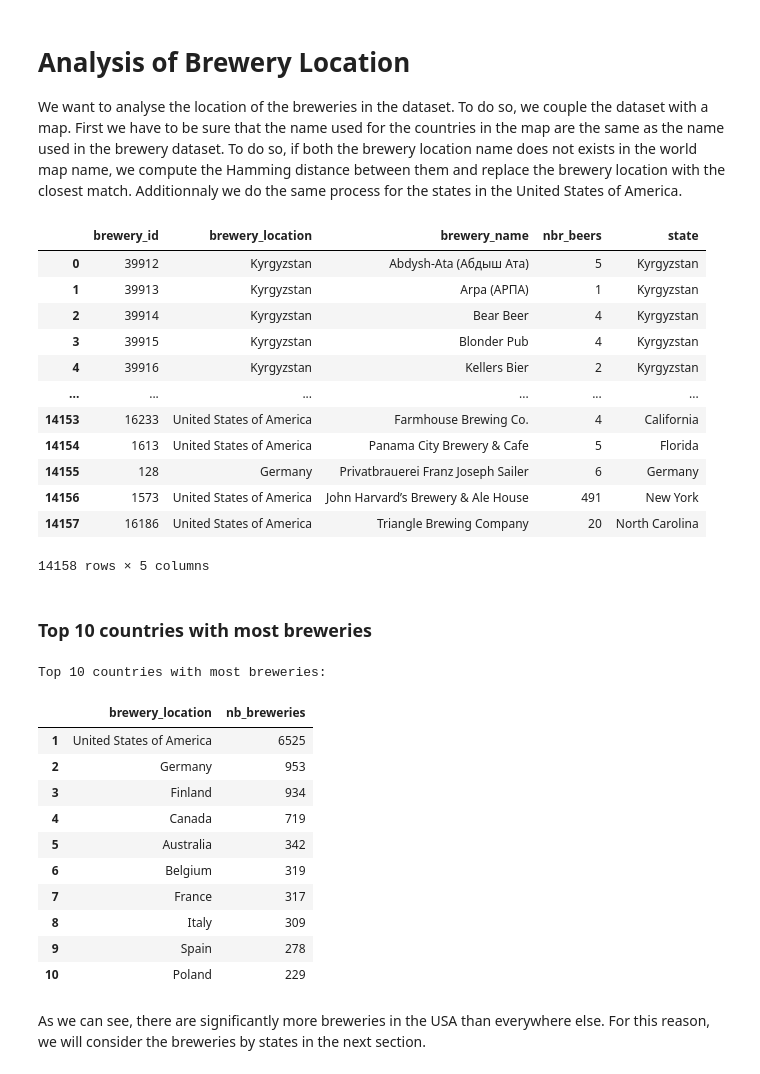
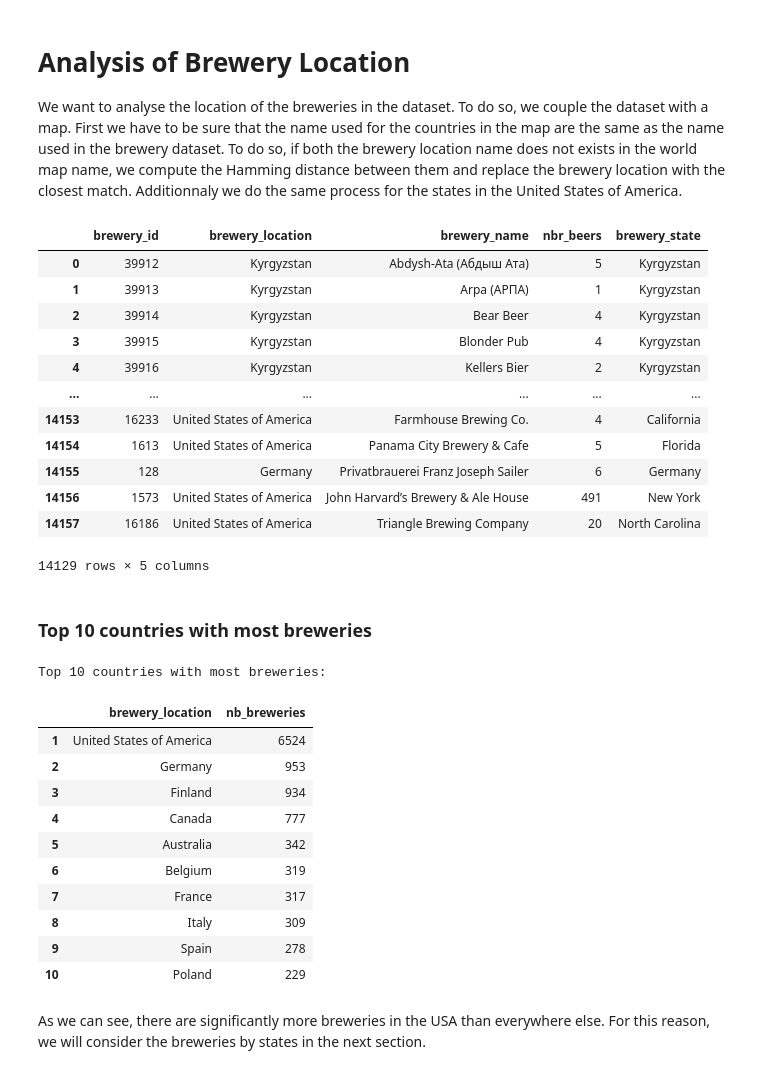
Before and after one commit to epfl-ada/ada-2023-project-todolegax, a Jupyter notebook: data_prepro_BA_Axel_Tom.ipynb, the cells around one changed output. Drawn from its saved outputs; the diff is of its cells as text; code cells hidden in the pictures.

```diff
--- a/data_prepro_BA_Axel_Tom.ipynb
+++ b/data_prepro_BA_Axel_Tom.ipynb
@@ -315,43 +316,42 @@ breweries_loc = breweries_filt.copy(deep=True)
 # Load the world map shapefile
 world = gpd.read_file(gpd.datasets.get_path('naturalearth_lowres'))
 # Load the USA state map
 us_states = gpd.read_file('GeoJSON/gz_2010_us_040_00_500k.json')
 # Extract countries name
 unique_loc = world['name'].unique()
 # Extract state name
 unique_state = us_states['NAME'].unique()
 # Create column for state in breweries df, will be used for USA
-breweries_loc['state'] = '-'
+breweries_loc['brewery_state'] = '-'
 
 # Loop through the 'brewery_location' column and replace values if needed
 for i, location in enumerate(breweries_loc['brewery_location']):
     try:
         location, state = location.split(', ')
     except:
         state = location
     closest_match_country = find_closest_match(location, unique_loc)
 
-    if closest_match_country and closest_match_country[0] != location:
+    if closest_match_country:
+
         if closest_match_country[0] == 'United States of America':
             breweries_loc.at[i, 'brewery_location'] = closest_match_country[0]
             # Find state
             #state = location.split(', ')[1]
             closest_match_state = find_closest_match(state, unique_state)
-            if closest_match_state and closest_match_state[0] != state:
-                breweries_loc.at[i, 'state'] = closest_match_state
+            if closest_match_state:
+                breweries_loc.at[i, 'brewery_state'] = closest_match_state[0]
             else:
-                breweries_loc.at[i, 'state'] = state
+                breweries_loc = breweries_loc.drop(index=i)
         else:
             # Replace the value in the DataFrame
             breweries_loc.at[i, 'brewery_location'] = closest_match_country[0]
-            breweries_loc.at[i, 'state'] = closest_match_country[0]
-
+            breweries_loc.at[i, 'brewery_state'] = closest_match_country[0]
     else:
-        breweries_loc.at[i, 'state'] = breweries_loc.at[i, 'brewery_location']
-
+        breweries_loc = breweries_loc.drop(index=i)
 display(breweries_loc)
 # %% [output]
-|  | brewery_id | brewery_location | brewery_name | nbr_beers | state |
+|  | brewery_id | brewery_location | brewery_name | nbr_beers | brewery_state |
 | 0 | 39912 | Kyrgyzstan | Abdysh-Ata (Абдыш Ата) | 5 | Kyrgyzstan |
 | 1 | 39913 | Kyrgyzstan | Arpa (АРПА) | 1 | Kyrgyzstan |
 | 2 | 39914 | Kyrgyzstan | Bear Beer | 4 | Kyrgyzstan |
@@ -363,7 +363,7 @@ display(breweries_loc)
 | 14155 | 128 | Germany | Privatbrauerei Franz Joseph Sailer | 6 | Germany |
 | 14156 | 1573 | United States of America | John Harvard’s Brewery & Ale House | 491 | New York |
 | 14157 | 16186 | United States of America | Triangle Brewing Company | 20 | North Carolina |
-14158 rows × 5 columns
+14129 rows × 5 columns
 # %% [markdown]
 ### Top 10 countries with most breweries
 # %%
@@ -381,10 +381,10 @@ display(top10)
 # %% [output]
 Top 10 countries with most breweries:
 |  | brewery_location | nb_breweries |
-| 1 | United States of America | 6525 |
+| 1 | United States of America | 6524 |
 | 2 | Germany | 953 |
 | 3 | Finland | 934 |
-| 4 | Canada | 719 |
+| 4 | Canada | 777 |
 | 5 | Australia | 342 |
 | 6 | Belgium | 319 |
 | 7 | France | 317 |
```
Also changed, not shown: parts of 17 cells of this notebook.
